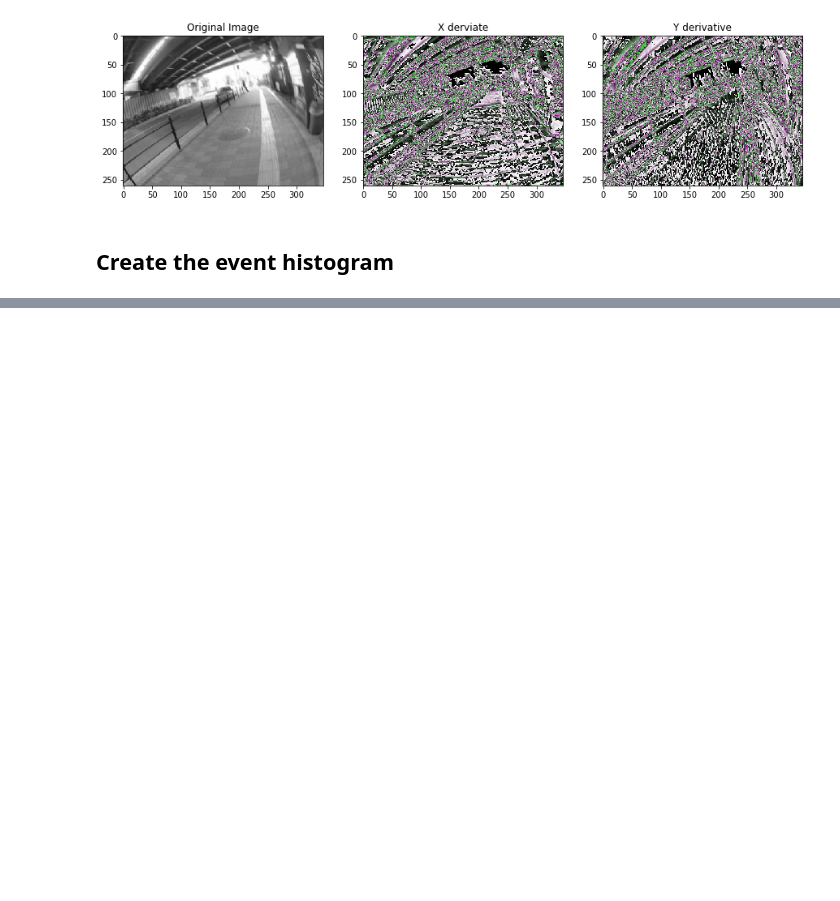
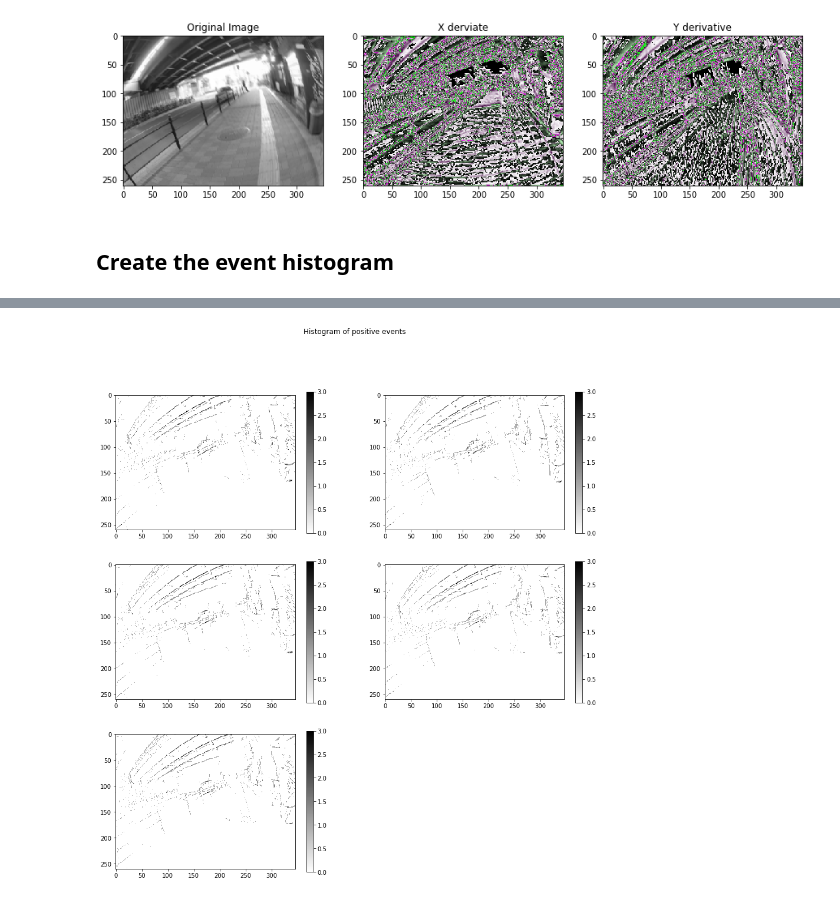
Before and after one commit to SudeshnaBora/Computer_Vision, a Jupyter notebook: code/Learning Phase.ipynb, the cells around one changed output, grey strips where cells are left out. Drawn from its saved outputs; the diff is of its cells as text; code cells hidden in the pictures; blank space fills up the shorter version.

```diff
--- a/code/Learning Phase.ipynb
+++ b/code/Learning Phase.ipynb
@@ -100,0 +120,30 @@ plt.show()
+# %%
+fig, axs = plt.subplots(3, 2, figsize=(15, 15))
+fig.suptitle('Histogram of positive events')
+
+
+plt.sca(axs[0,0])
+plt.imshow(img_pos[0 ,: :], cmap='gray_r')
+plt.colorbar()
+
+plt.sca(axs[0,1])
+plt.imshow(img_pos[1 ,: :], cmap='gray_r')
+plt.colorbar()
+
+plt.sca(axs[1,0])
+plt.imshow(img_pos[2 ,: :], cmap='gray_r')
+plt.colorbar()
+
+plt.sca(axs[1,1])
+plt.imshow(img_pos[3 ,: :], cmap='gray_r')
+plt.colorbar()
+
+plt.sca(axs[2,0])
+plt.imshow(img_pos[4 ,: :], cmap='gray_r')
+plt.colorbar()
+
+axs.flat[-1].set_visible(False)
+
+plt.show()
+# %% [output]
+[figure, added]
```
Also changed, not shown: parts of 8 cells of this notebook, 2 other files.
